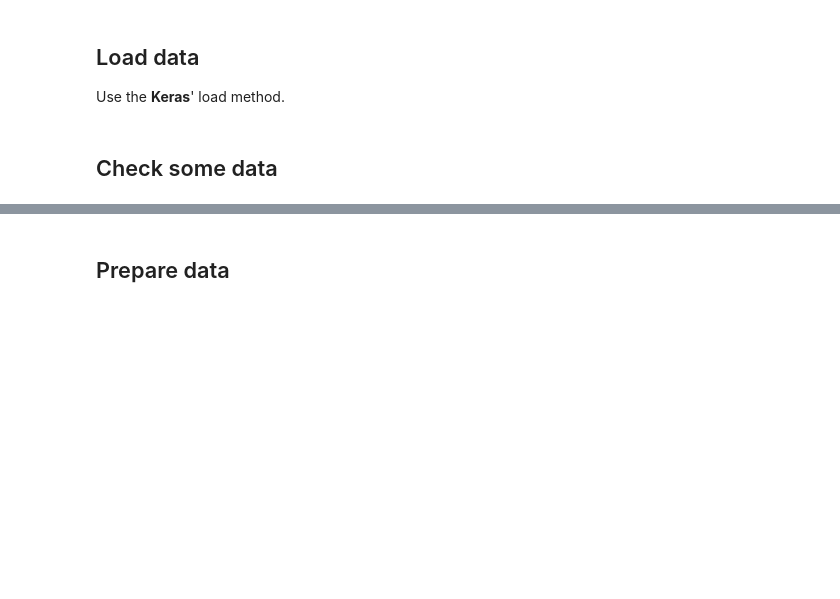
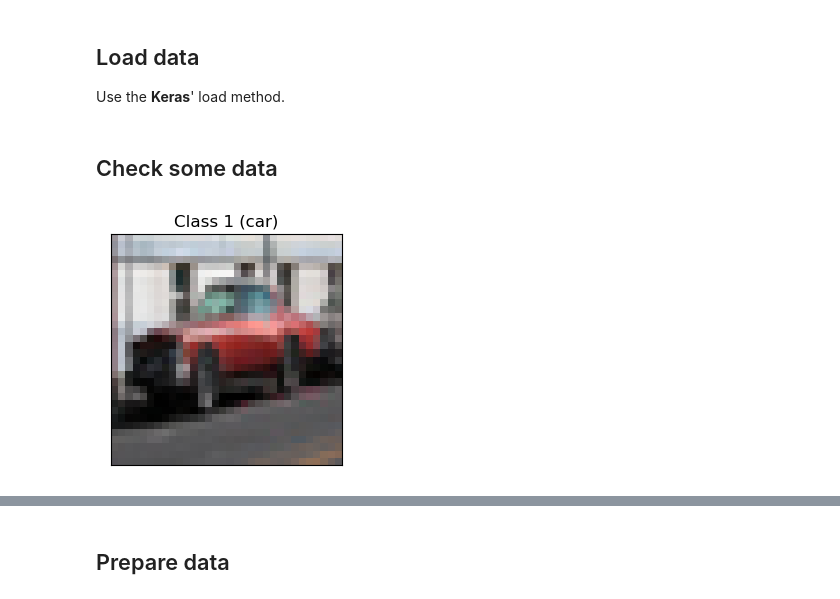
Before and after one commit to yogim2210/iod, a Jupyter notebook: Module 9/Lab 9/IOD_Lab-9_2.ipynb, the cells around one changed output, grey strips where cells are left out. Drawn from its saved outputs; the diff is of its cells as text; code cells hidden in the pictures; blank space fills up the shorter version.

```diff
--- a/Module 9/Lab 9/IOD_Lab-9_2.ipynb
+++ b/Module 9/Lab 9/IOD_Lab-9_2.ipynb
@@ -41,2 +61,23 @@ Use the **Keras**' load method.
+# %%
+(X_train_all, t_train_all), (X_test_all, t_test_all) = cifar10.load_data()
+# %%
+# take a small sample of data
+size = 50000
+X_train = X_train_all[:size,:,:,:]
+t_train = t_train_all[0:size,:]
+X_test = X_test_all[0:size,:,:,:]
+t_test = t_test_all[0:size,:]
+# %%
+classes = (
+    'plane',
+    'car',
+    'bird',
+    'cat',
+    'deer',
+    'dog',
+    'frog',
+    'horse',
+    'ship',
+    'truck')
 # %% [markdown]
 ## Check some data
@@ -44,0 +84,18 @@ Use the **Keras**' load method.
+# %%
+def check_one(data, label, id = None, actual = None, compare = False):
+    # check one
+    if id is None:
+        id = np.random.randint(data.shape[0])
+    im = data[id]
+    plt.figure(figsize = (3, 3))
+    plt.imshow(im)
+
+    l_id = label[id]
+    if (compare) and (actual is not None) and (l_id != np.argmax(actual[id])):
+        a_id = np.argmax(actual[id])
+        plt.title('Class %d (%s) [\u2260 %d-%s]' % (l_id, classes[l_id], a_id, classes[a_id]))
+    else:
+        plt.title('Class %d (%s)' % (l_id, classes[l_id]))
+    plt.xticks([])
+    plt.yticks([])
+    plt.show()
@@ -44,0 +133,4 @@ Use the **Keras**' load method.
+# %%
+check_one(X_train, t_train.flatten())
+# %% [output]
+[figure, added]
```
Also changed, not shown: parts of 45 cells of this notebook, 10 other files.
